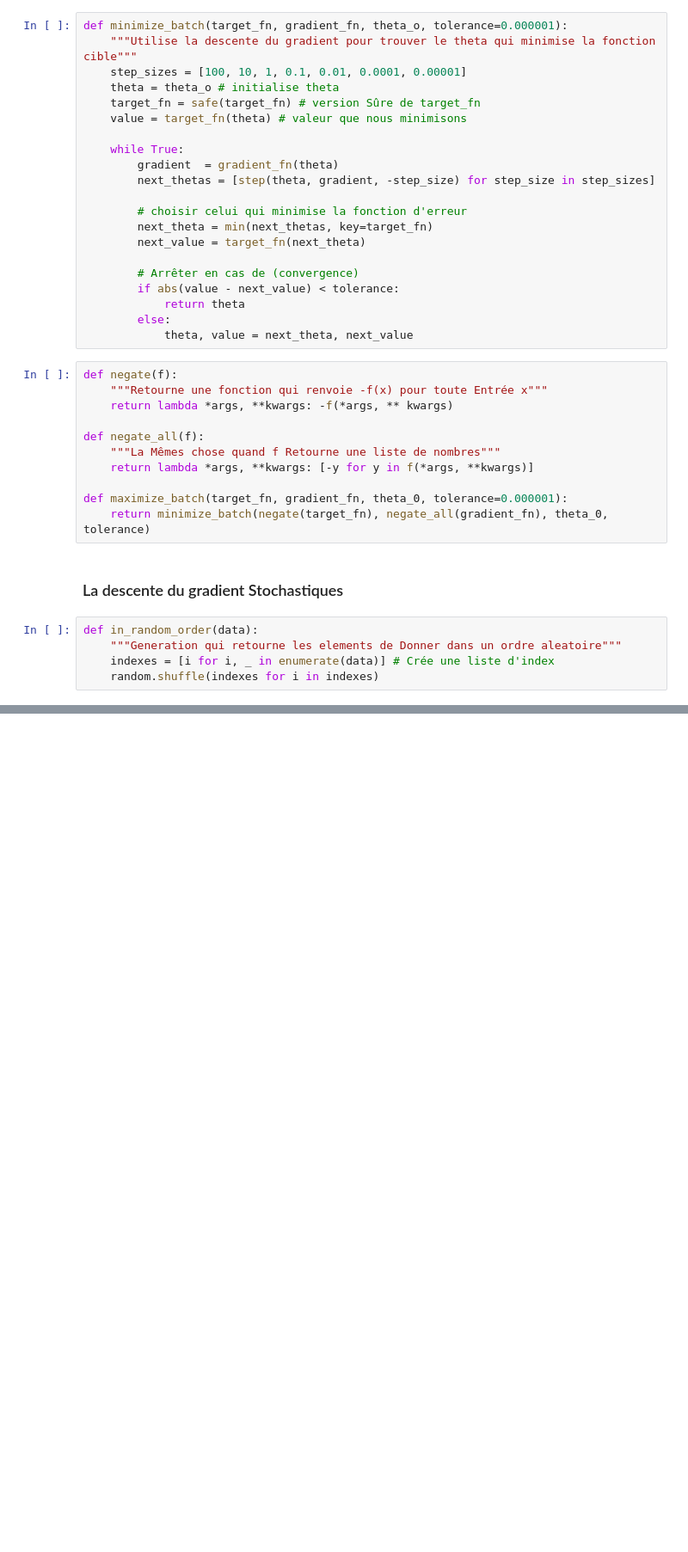
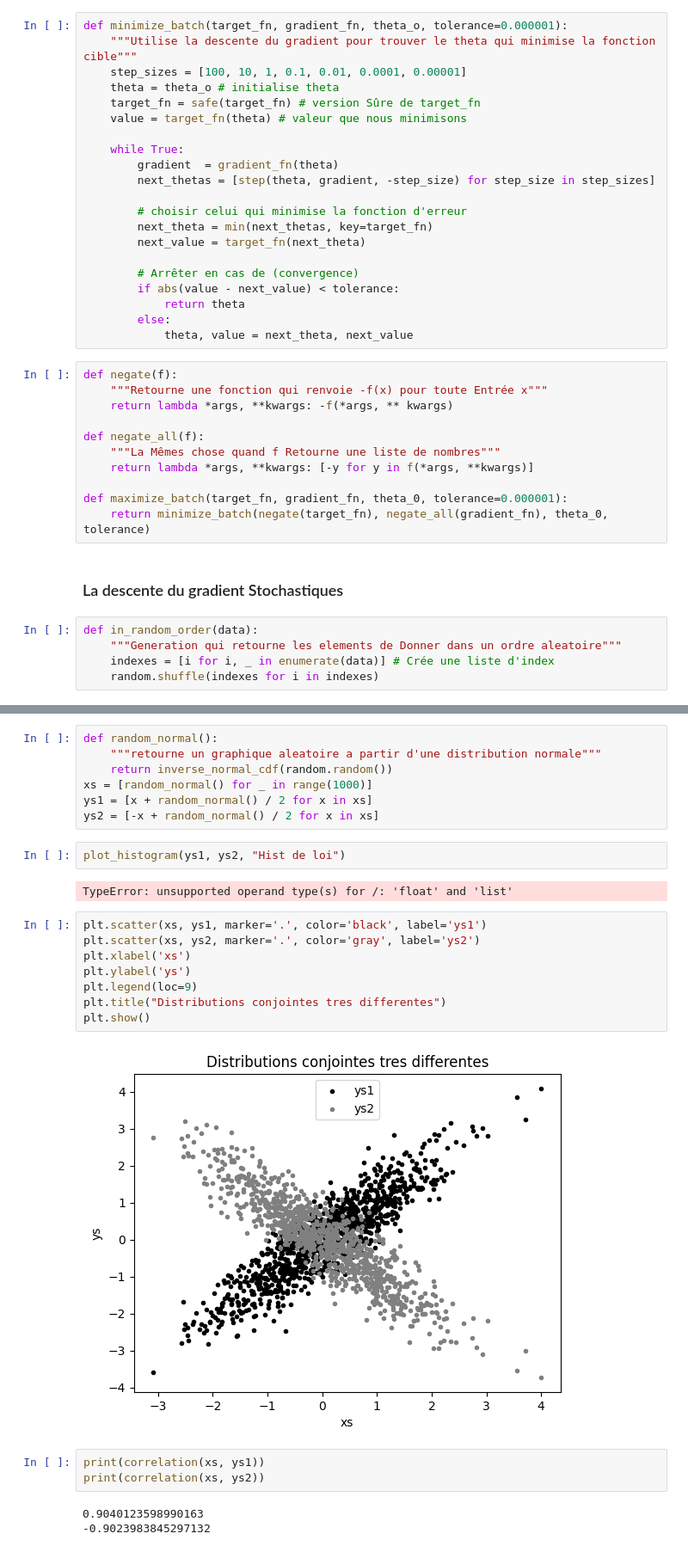
Before and after one commit to leooffed/Machine-Learning-With-Base-Beginner, a Jupyter notebook: base/first_data.ipynb, the cells around one changed output, grey strips where cells are left out. Shown at 86% size. Drawn from its saved outputs; the diff is of its cells as text; blank space fills up the shorter version.

```diff
--- a/base/first_data.ipynb
+++ b/base/first_data.ipynb
@@ -634,0 +790,27 @@ def in_random_order(data):
+# %%
+def random_normal():
+    """retourne un graphique aleatoire a partir d'une distribution normale"""
+    return inverse_normal_cdf(random.random())
+xs = [random_normal() for _ in range(1000)]
+ys1 = [x + random_normal() / 2 for x in xs]
+ys2 = [-x + random_normal() / 2 for x in xs]
+# %%
+plot_histogram(ys1, ys2, "Hist de loi")
+# %% [output]
+TypeError: unsupported operand type(s) for /: 'float' and 'list'
+# %%
+plt.scatter(xs, ys1, marker='.', color='black', label='ys1')
+plt.scatter(xs, ys2, marker='.', color='gray', label='ys2')
+plt.xlabel('xs')
+plt.ylabel('ys')
+plt.legend(loc=9)
+plt.title("Distributions conjointes tres differentes")
+plt.show()
+# %% [output]
+[figure, added]
+# %%
+print(correlation(xs, ys1))
+print(correlation(xs, ys2))
+# %% [output]
+0.9040123598990163
+-0.9023983845297132
```
Also changed, not shown: parts of 32 cells of this notebook, 4 other files.
